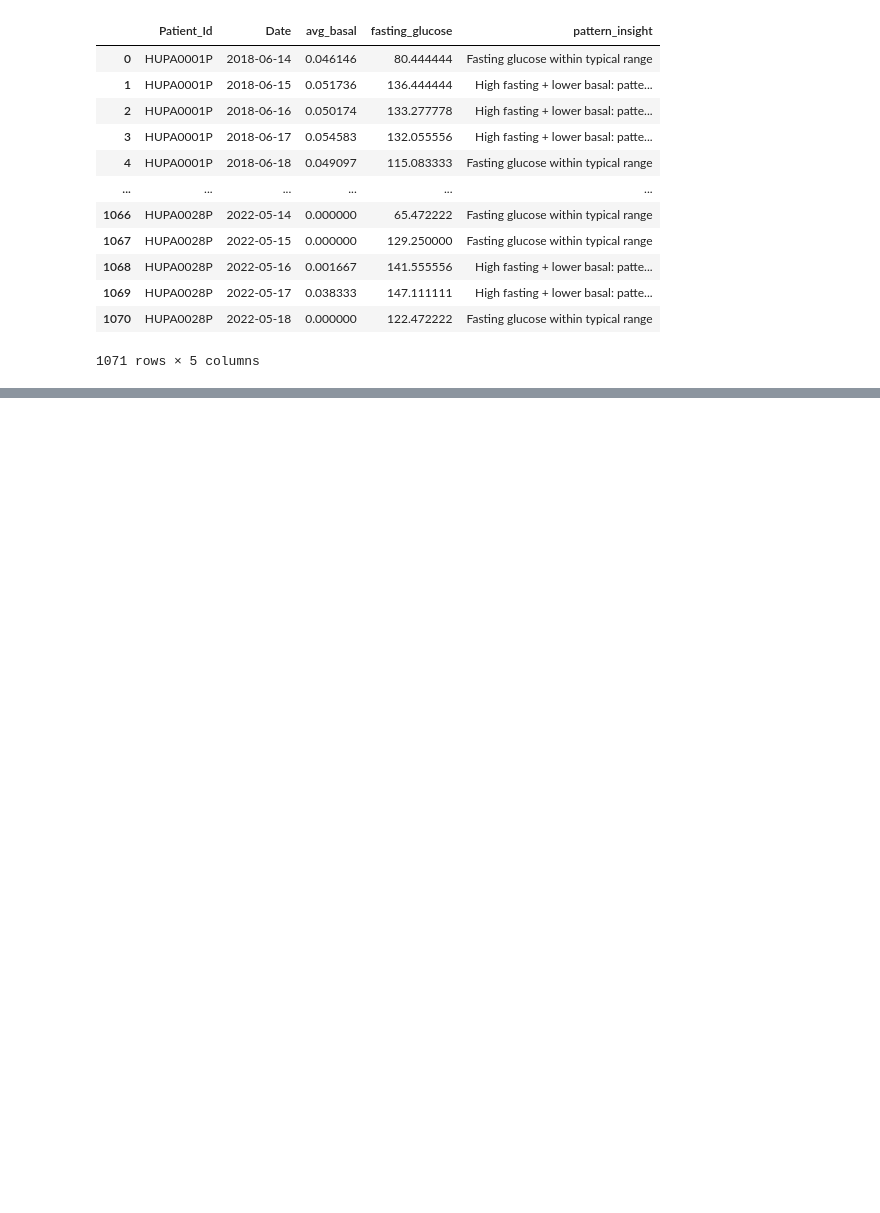
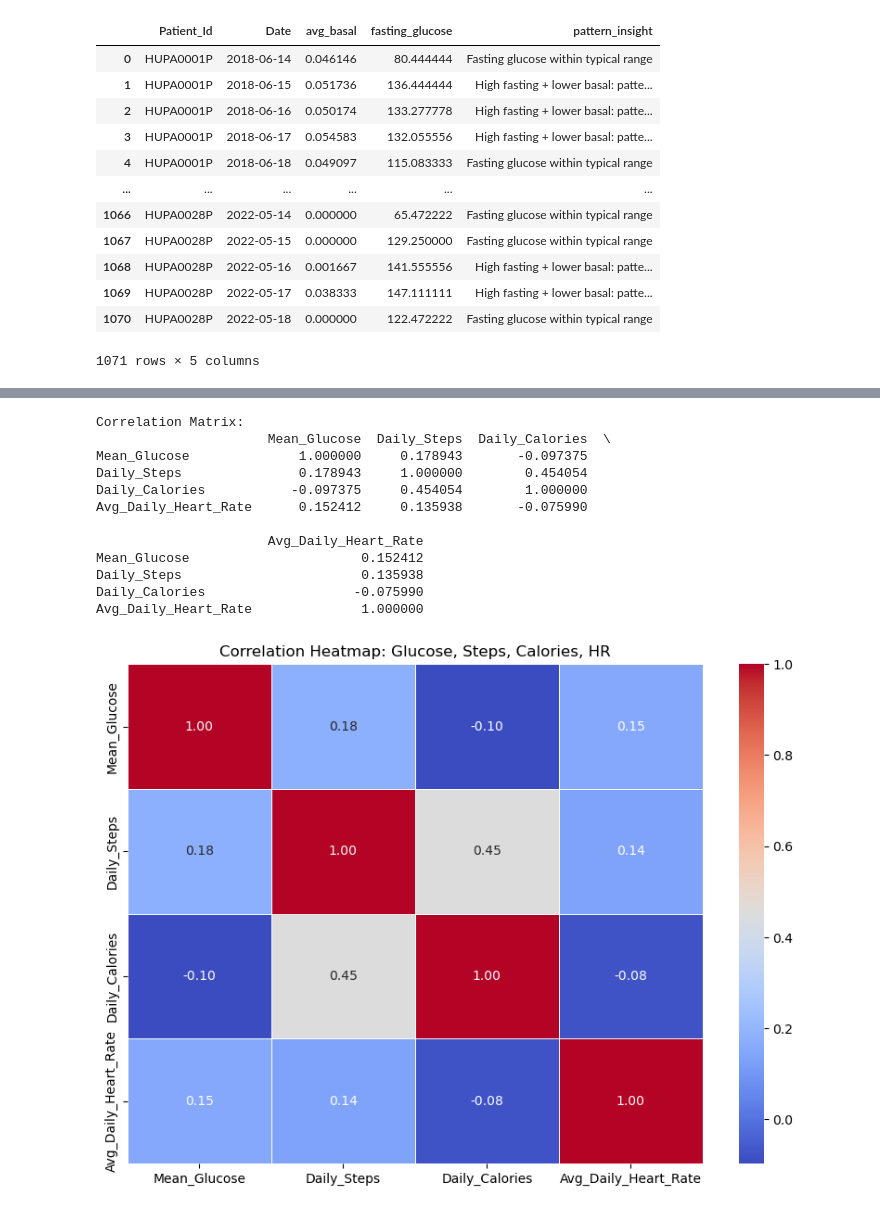
Before and after one commit to purni1986/Team2_-PyQueens_-Python-Hackathon-_MAY-2026, a Jupyter notebook: Purnima/Prescriptive analysis-Purnima.ipynb, the cells around one changed output, grey strips where cells are left out. Cells and saved outputs as stored; diff of their text form; code cells hidden in the pictures; blank space fills up the shorter version.

```diff
--- a/Purnima/Prescriptive analysis-Purnima.ipynb
+++ b/Purnima/Prescriptive analysis-Purnima.ipynb
@@ -446,0 +792,69 @@ daily_metrics[['Patient_Id', 'Date', 'avg_basal', 'fasting_glucose', 'pattern_in
+# %%
+# Average Daily Heart Rate
+
+df['Time'] = pd.to_datetime(df['Time'])
+df['date'] = df['Time'].dt.date
+
+df_avg_hr = (
+    df.groupby(['Patient_Id', 'date'])['Heart_Rate']
+    .mean()
+    .reset_index()
+    .rename(columns={'Heart_Rate': 'Avg_Daily_Heart_Rate'})
+)
+# %%
+df_merge = (
+    df_mean_glucose
+    .merge(df_avg_hr, on=['Patient_Id','date'], how='left')
+    .merge(df_calories_daily, on=['Patient_Id','date'], how='left')
+    .merge(df_daily_steps, on=['Patient_Id','date'], how='left')
+)
+# %%
+import pandas as pd
+import seaborn as sns
+import matplotlib.pyplot as plt
+
+# ---------------------------------------------------------
+# SELECT THE SIX VARIABLES YOU WANT TO ANALYZE
+# ---------------------------------------------------------
+
+corr_cols = [
+    'Mean_Glucose',
+    'Daily_Steps',
+    'Daily_Calories',
+    'Avg_Daily_Heart_Rate',
+]
+
+# Filter only the columns that exist in your merged dataset
+df_corr = df_merge[corr_cols].corr()
+
+print("Correlation Matrix:")
+print(df_corr)
+
+# ---------------------------------------------------------
+# HEATMAP VISUALIZATION
+# ---------------------------------------------------------
+
+plt.figure(figsize=(10, 7))
+sns.heatmap(
+    df_corr,
+    annot=True,
+    cmap='coolwarm',
+    linewidths=0.5,
+    fmt=".2f"
+)
+plt.title("Correlation Heatmap: Glucose, Steps, Calories, HR")
+plt.show()
+# %% [output]
+Correlation Matrix:
+                      Mean_Glucose  Daily_Steps  Daily_Calories  \
+Mean_Glucose              1.000000     0.178943       -0.097375
+Daily_Steps               0.178943     1.000000        0.454054
+Daily_Calories           -0.097375     0.454054        1.000000
+Avg_Daily_Heart_Rate      0.152412     0.135938       -0.075990
+
+                      Avg_Daily_Heart_Rate
+Mean_Glucose                      0.152412
+Daily_Steps                       0.135938
+Daily_Calories                   -0.075990
+Avg_Daily_Heart_Rate              1.000000
+[figure, added]
```
Also changed, not shown: parts of 57 cells of this notebook.
